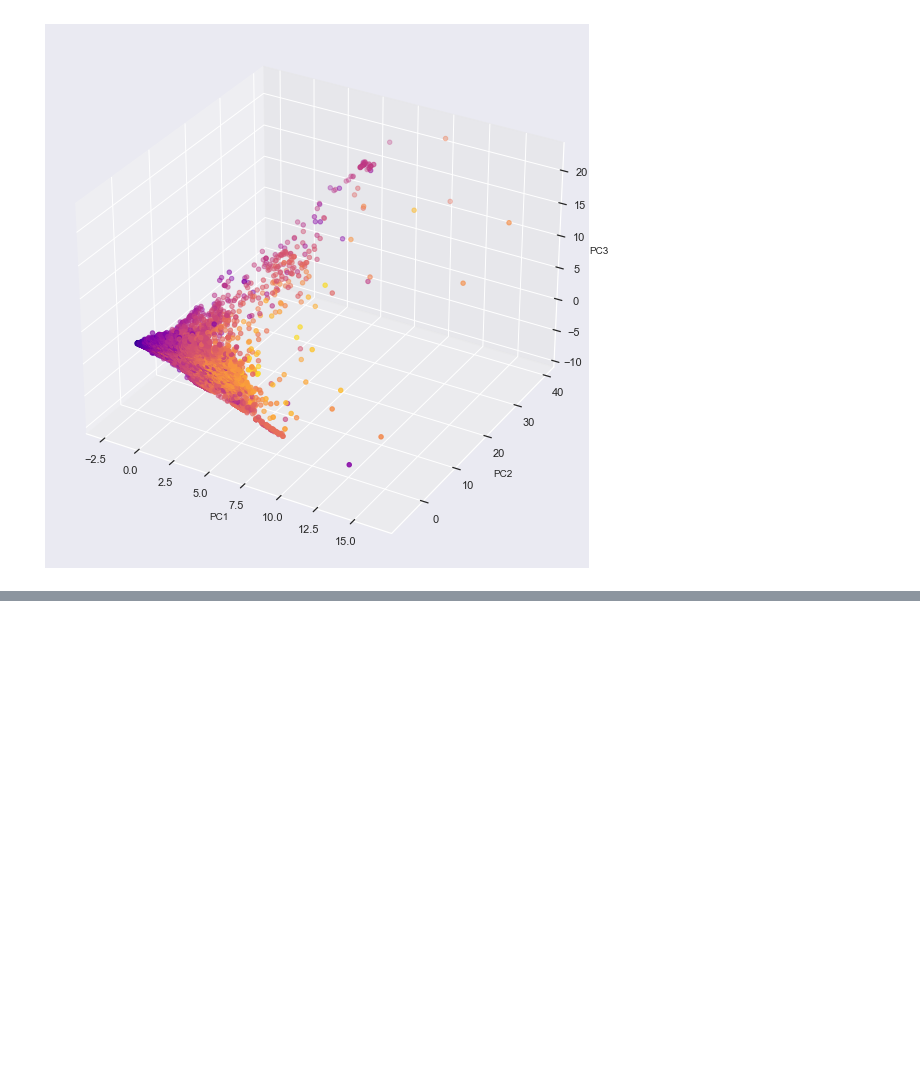
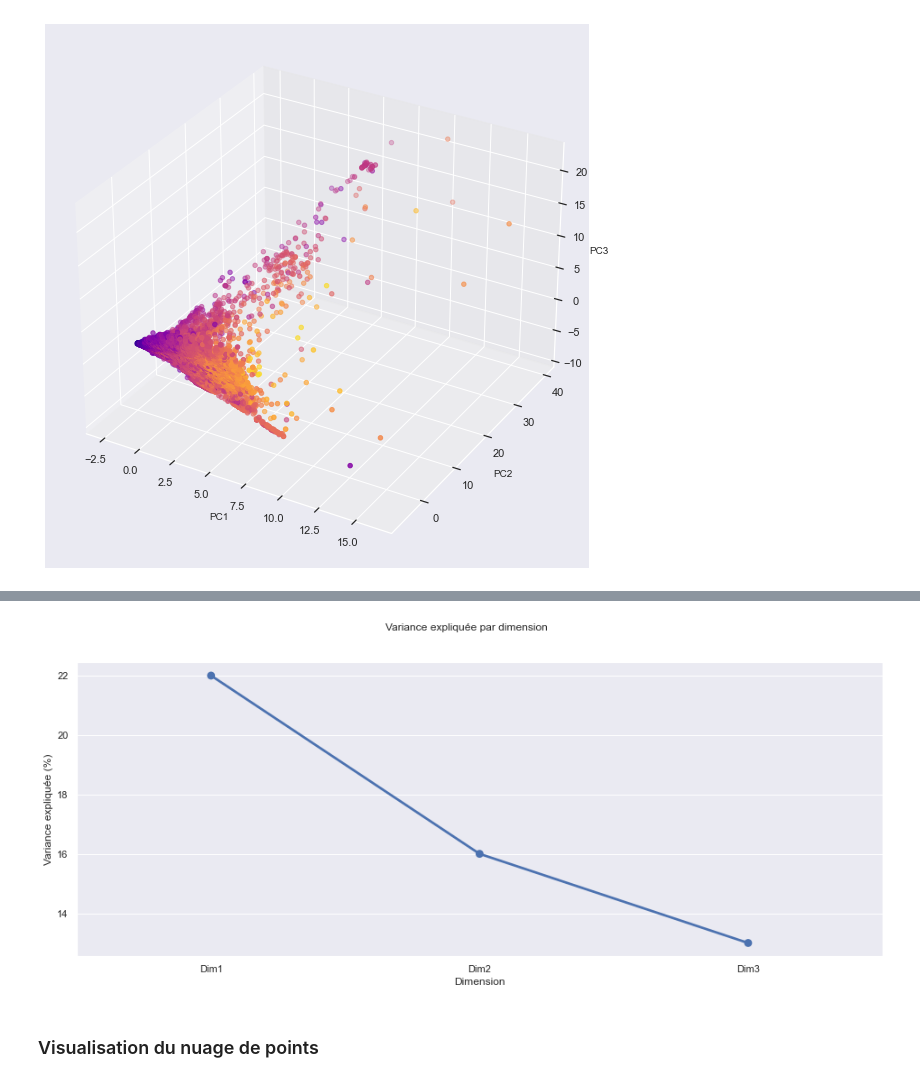
Before and after one commit to ArhurK/P3-Concevez-une-application-au-service-de-la-sante-publique, a Jupyter notebook: P3.ipynb, the cells around one changed output, grey strips where cells are left out. Cells and saved outputs as stored; diff of their text form; code cells hidden in the pictures; blank space fills up the shorter version.

```diff
--- a/P3.ipynb
+++ b/P3.ipynb
@@ -783,0 +856,13 @@ A faire :
+# %%
+plt.figure(figsize=(16, 6))
+g_eig = sns.pointplot(x = "Dimension",
+                          y = "% variance expliquée",
+                          data = eig)
+g_eig.set(ylabel = "Variance expliquée (%)")
+g_eig.figure.suptitle("Variance expliquée par dimension")
+
+plt.show()
+# %% [output]
+[figure, added]
+# %% [markdown]
+### Visualisation du nuage de points
```
Also changed, not shown: parts of 67 cells of this notebook.
